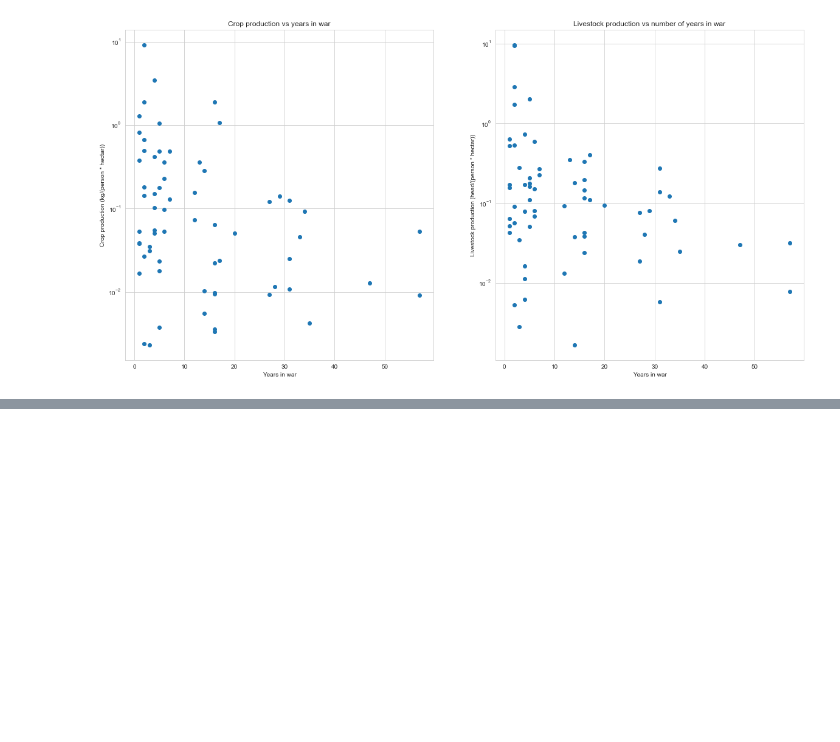
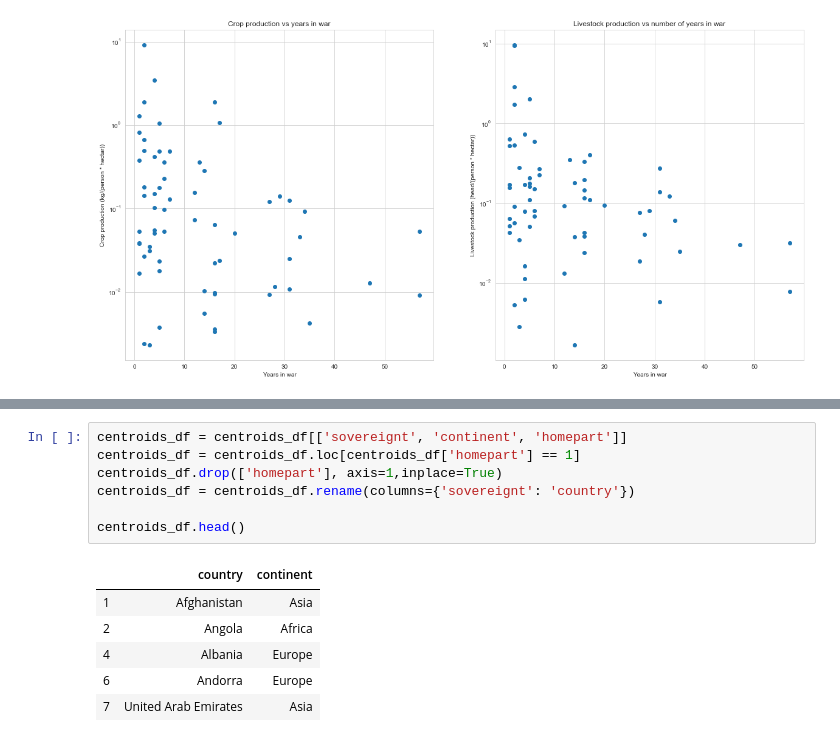
Before and after one commit to pull-fiction/make-crops-not-war, a Jupyter notebook: notebooks/general_overview.ipynb, the cells around one changed output, grey strips where cells are left out. Drawn from its saved outputs; the diff is of its cells as text; blank space fills up the shorter version.

```diff
--- a/notebooks/general_overview.ipynb
+++ b/notebooks/general_overview.ipynb
@@ -152,0 +128,14 @@ wars_df['country'].replace("People's Republic of China", "China", inplace = True
+# %%
+centroids_df = centroids_df[['sovereignt', 'continent', 'homepart']]
+centroids_df = centroids_df.loc[centroids_df['homepart'] == 1]
+centroids_df.drop(['homepart'], axis=1,inplace=True)
+centroids_df = centroids_df.rename(columns={'sovereignt': 'country'})
+
+centroids_df.head()
+# %% [output]
+|  | country | continent |
+| 1 | Afghanistan | Asia |
+| 2 | Angola | Africa |
+| 4 | Albania | Europe |
+| 6 | Andorra | Europe |
+| 7 | United Arab Emirates | Asia |
```
Also changed, not shown: parts of 22 cells of this notebook.
